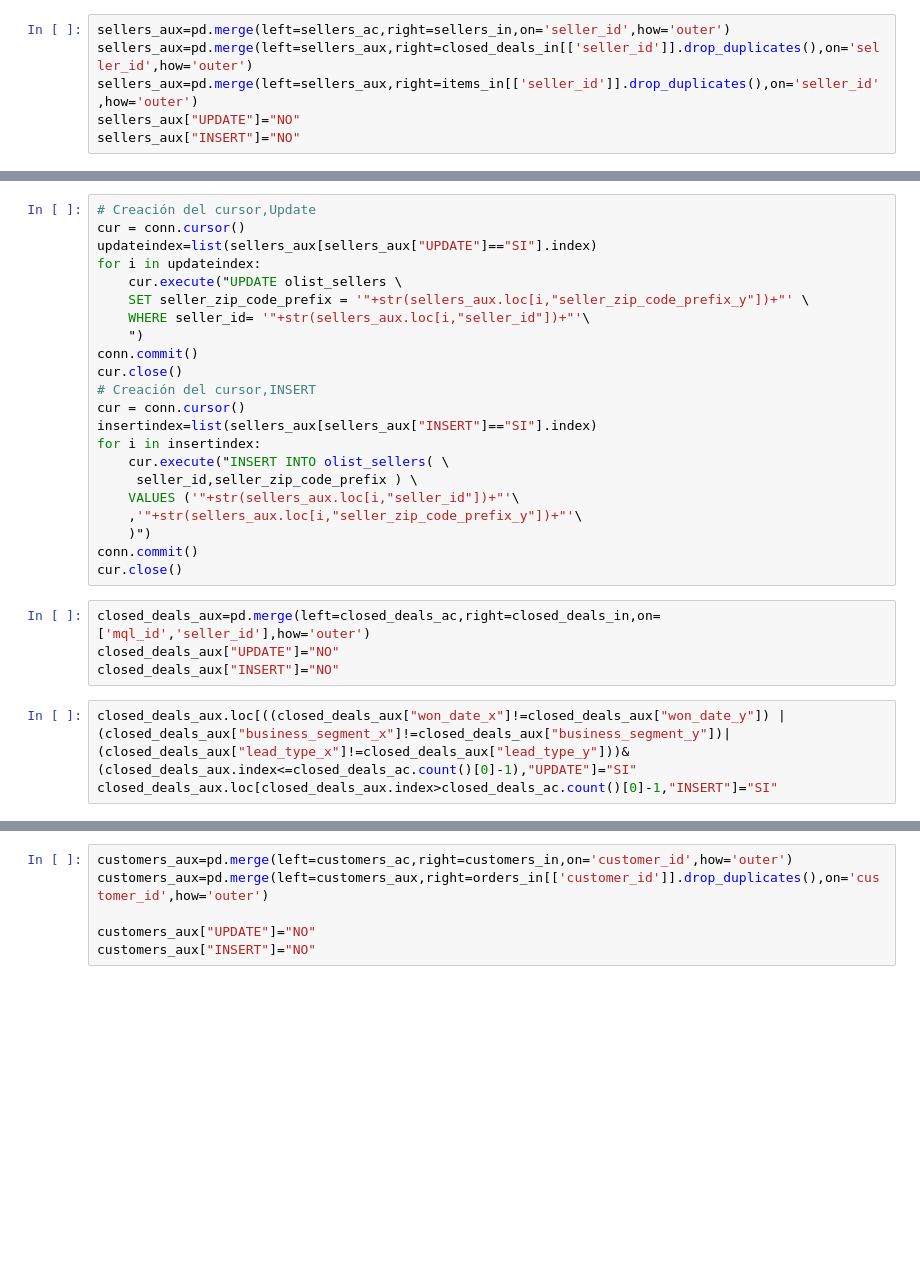
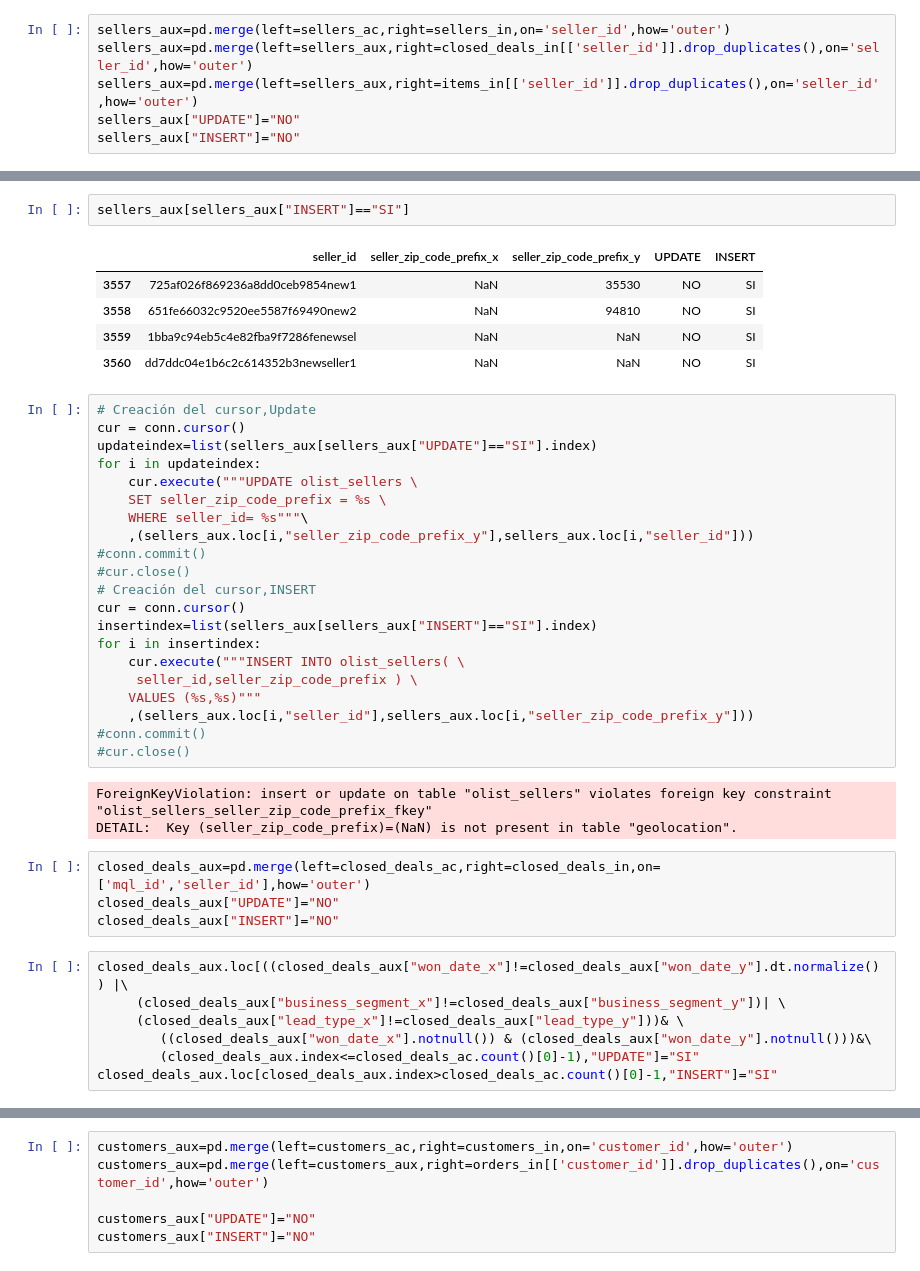
Before and after one commit to MelinaRG/Proyecto-Final-DATA, a Jupyter notebook: isaacnotocar/pipelineincrementalnotocar.ipynb, the cells around one changed output, grey strips where cells are left out. Drawn from its saved outputs; the diff is of its cells as text; blank space fills up the shorter version.

```diff
--- a/isaacnotocar/pipelineincrementalnotocar.ipynb
+++ b/isaacnotocar/pipelineincrementalnotocar.ipynb
@@ -332,31 +406,45 @@ sellers_aux.loc[sellers_aux.index>sellers_ac.count()[0]-1,"INSERT"]="SI"
+# %%
+sellers_aux[sellers_aux["INSERT"]=="SI"]
+# %% [output]
+|  | seller_id | seller_zip_code_prefix_x | seller_zip_code_prefix_y | UPDATE | INSERT |
+| 3557 | 725af026f869236a8dd0ceb9854new1 | NaN | 35530 | NO | SI |
+| 3558 | 651fe66032c9520ee5587f69490new2 | NaN | 94810 | NO | SI |
+| 3559 | 1bba9c94eb5c4e82fba9f7286fenewsel | NaN | NaN | NO | SI |
+| 3560 | dd7ddc04e1b6c2c614352b3newseller1 | NaN | NaN | NO | SI |
 # %%
 # Creación del cursor,Update
 cur = conn.cursor()
 updateindex=list(sellers_aux[sellers_aux["UPDATE"]=="SI"].index)
 for i in updateindex:
-    cur.execute("UPDATE olist_sellers \
-    SET seller_zip_code_prefix = '"+str(sellers_aux.loc[i,"seller_zip_code_prefix_y"])+"' \
-    WHERE seller_id= '"+str(sellers_aux.loc[i,"seller_id"])+"'\
-    ")
-conn.commit()
-cur.close()
+    cur.execute("""UPDATE olist_sellers \
+    SET seller_zip_code_prefix = %s \
+    WHERE seller_id= %s"""\
+    ,(sellers_aux.loc[i,"seller_zip_code_prefix_y"],sellers_aux.loc[i,"seller_id"]))
+#conn.commit()
+#cur.close()
 # Creación del cursor,INSERT
 cur = conn.cursor()
 insertindex=list(sellers_aux[sellers_aux["INSERT"]=="SI"].index)
 for i in insertindex:
-    cur.execute("INSERT INTO olist_sellers( \
+    cur.execute("""INSERT INTO olist_sellers( \
 	 seller_id,seller_zip_code_prefix ) \
-	VALUES ('"+str(sellers_aux.loc[i,"seller_id"])+"'\
-    ,'"+str(sellers_aux.loc[i,"seller_zip_code_prefix_y"])+"'\
-    )")
-conn.commit()
-cur.close()
+	VALUES (%s,%s)"""
+    ,(sellers_aux.loc[i,"seller_id"],sellers_aux.loc[i,"seller_zip_code_prefix_y"]))
+#conn.commit()
+#cur.close()
+# %% [output]
+ForeignKeyViolation: insert or update on table "olist_sellers" violates foreign key constraint "olist_sellers_seller_zip_code_prefix_fkey"
+DETAIL:  Key (seller_zip_code_prefix)=(NaN) is not present in table "geolocation".
 # %%
 closed_deals_aux=pd.merge(left=closed_deals_ac,right=closed_deals_in,on=['mql_id','seller_id'],how='outer')
 closed_deals_aux["UPDATE"]="NO"
 closed_deals_aux["INSERT"]="NO"
 # %%
-closed_deals_aux.loc[((closed_deals_aux["won_date_x"]!=closed_deals_aux["won_date_y"]) | (closed_deals_aux["business_segment_x"]!=closed_deals_aux["business_segment_y"])| (closed_deals_aux["lead_type_x"]!=closed_deals_aux["lead_type_y"]))& (closed_deals_aux.index<=closed_deals_ac.count()[0]-1),"UPDATE"]="SI"
+closed_deals_aux.loc[((closed_deals_aux["won_date_x"]!=closed_deals_aux["won_date_y"].dt.normalize()) |\
+     (closed_deals_aux["business_segment_x"]!=closed_deals_aux["business_segment_y"])| \
+     (closed_deals_aux["lead_type_x"]!=closed_deals_aux["lead_type_y"]))& \
+        ((closed_deals_aux["won_date_x"].notnull()) & (closed_deals_aux["won_date_y"].notnull()))&\
+        (closed_deals_aux.index<=closed_deals_ac.count()[0]-1),"UPDATE"]="SI"
 closed_deals_aux.loc[closed_deals_aux.index>closed_deals_ac.count()[0]-1,"INSERT"]="SI"
 # %%
 # Creación del cursor,Update
```
Also changed, not shown: parts of 40 cells of this notebook, 49 other files.
